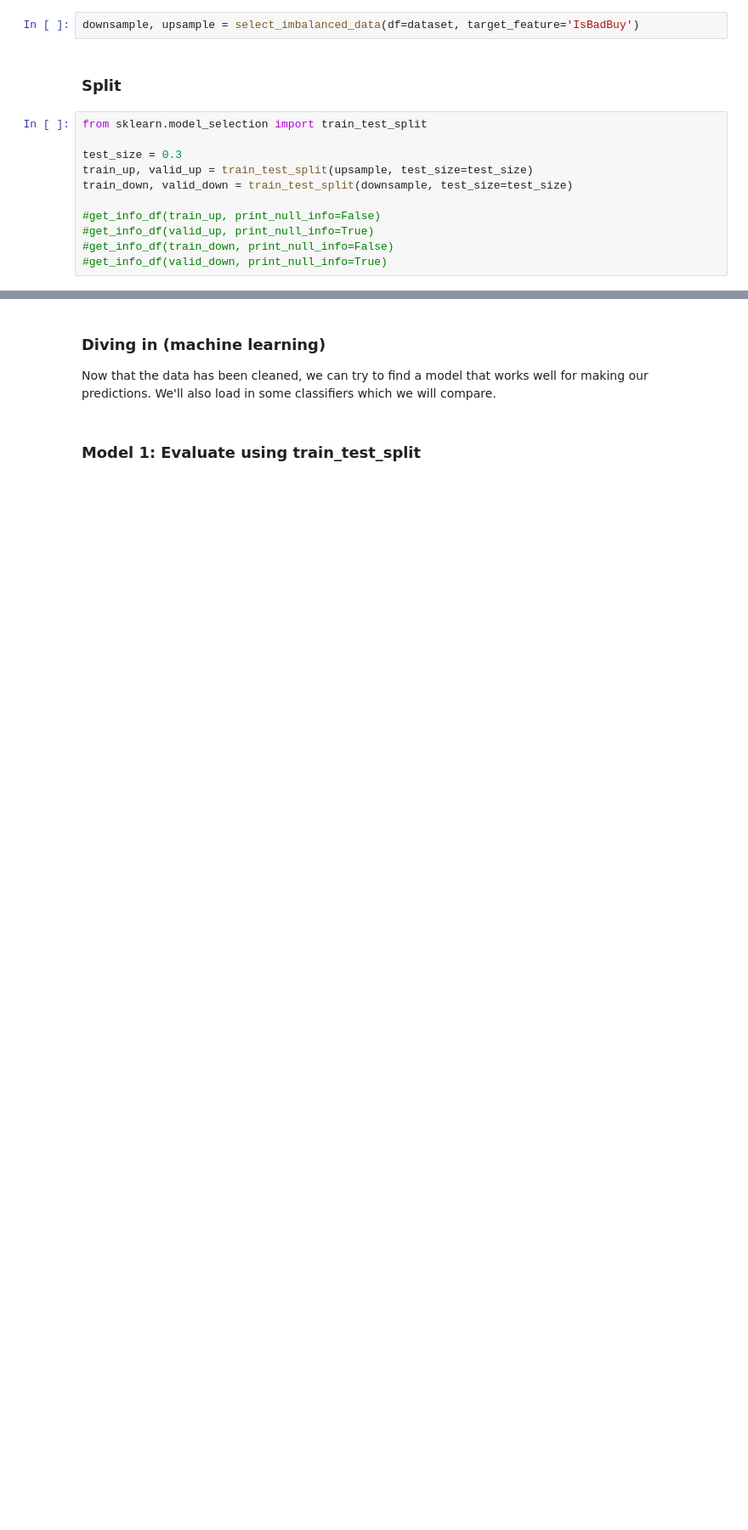
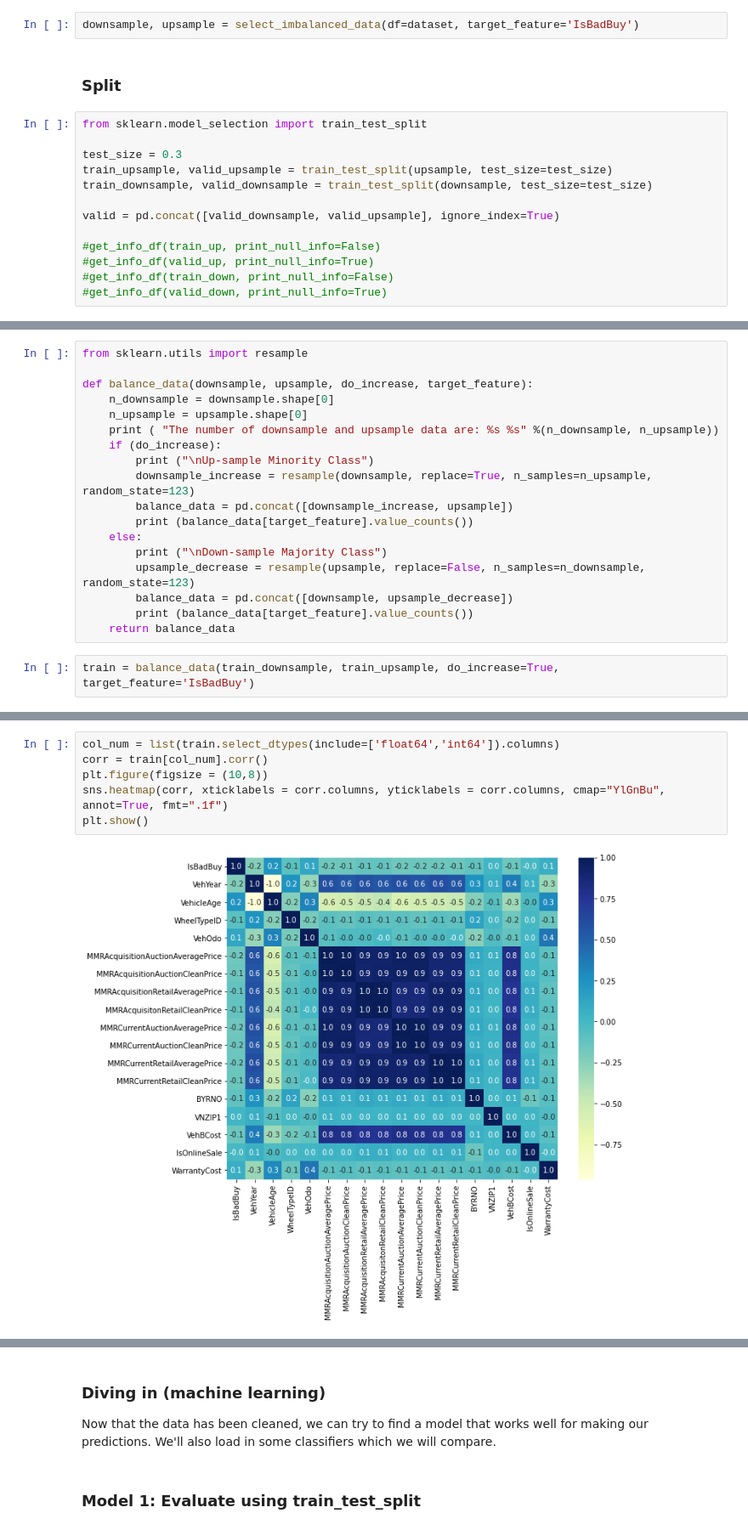
Before and after one commit to pchuy1906/AAA, a Jupyter notebook: Kaggle_Dont_Get_Kicked/Dont_Get_Kicked.ipynb, the cells around one changed output, grey strips where cells are left out. Shown: that part at 85% size. Cells and saved outputs as stored; diff of their text form; blank space fills up the shorter version.

```diff
--- a/Kaggle_Dont_Get_Kicked/Dont_Get_Kicked.ipynb
+++ b/Kaggle_Dont_Get_Kicked/Dont_Get_Kicked.ipynb
@@ -105,8 +100,10 @@ downsample, upsample = select_imbalanced_data(df=dataset, target_feature='IsBadB
 from sklearn.model_selection import train_test_split
 
 test_size = 0.3
-train_up, valid_up = train_test_split(upsample, test_size=test_size)
-train_down, valid_down = train_test_split(downsample, test_size=test_size)
+train_upsample, valid_upsample = train_test_split(upsample, test_size=test_size)
+train_downsample, valid_downsample = train_test_split(downsample, test_size=test_size)
+
+valid = pd.concat([valid_downsample, valid_upsample], ignore_index=True)
 
 #get_info_df(train_up, print_null_info=False)
 #get_info_df(valid_up, print_null_info=True)
@@ -132,0 +112,20 @@ The number of object features: 15
+# %%
+from sklearn.utils import resample
+
+def balance_data(downsample, upsample, do_increase, target_feature):
+    n_downsample = downsample.shape[0]
+    n_upsample = upsample.shape[0]
+    print ( "The number of downsample and upsample data are: %s %s" %(n_downsample, n_upsample))
+    if (do_increase):
+        print ("\nUp-sample Minority Class")
+        downsample_increase = resample(downsample, replace=True, n_samples=n_upsample, random_state=123)
+        balance_data = pd.concat([downsample_increase, upsample])
+        print (balance_data[target_feature].value_counts())
+    else:
+        print ("\nDown-sample Majority Class")
+        upsample_decrease = resample(upsample, replace=False, n_samples=n_downsample, random_state=123)
+        balance_data = pd.concat([downsample, upsample_decrease])
+        print (balance_data[target_feature].value_counts())
+    return balance_data
+# %%
+train = balance_data(train_downsample, train_upsample, do_increase=True, target_feature='IsBadBuy')
@@ -132,0 +143,8 @@ The number of object features: 15
+# %%
+col_num = list(train.select_dtypes(include=['float64','int64']).columns)
+corr = train[col_num].corr()
+plt.figure(figsize = (10,8))
+sns.heatmap(corr, xticklabels = corr.columns, yticklabels = corr.columns, cmap="YlGnBu", annot=True, fmt=".1f")
+plt.show()
+# %% [output]
+[figure, added]
```
Also changed, not shown: parts of 79 cells of this notebook.
